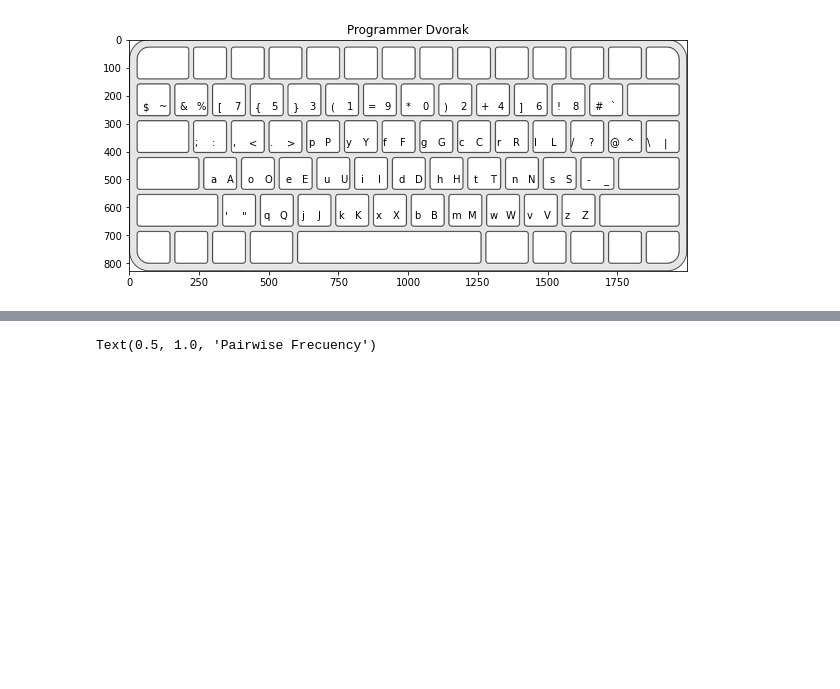
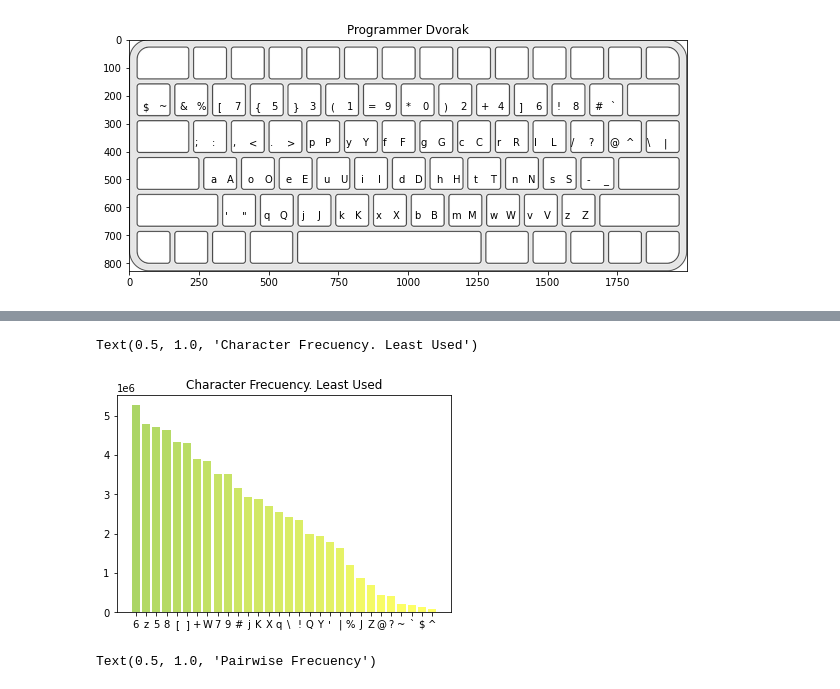
Before and after one commit to jmcsuite/Optimizacion_2, a Jupyter notebook: ProyectoFinal_KeyboardLayout/ObjectiveFunction.ipynb, the cells around one changed output, grey strips where cells are left out. Drawn from its saved outputs; the diff is of its cells as text; code cells hidden in the pictures; blank space fills up the shorter version.

```diff
--- a/ProyectoFinal_KeyboardLayout/ObjectiveFunction.ipynb
+++ b/ProyectoFinal_KeyboardLayout/ObjectiveFunction.ipynb
@@ -525,3 +525,21 @@ Text(0.5, 1.0, 'Character Frecuency')
+# %%
+count = np.array((charCountCSV.copy())[:-3])
+keys = np.array(list(allChars.keys())[:-3])
+sort = np.argsort(count)
+count = count[sort[:30]]
+keys = keys[sort[:30]]
+count = count[::-1]
+keys = keys[::-1]
+
+norm = np.linalg.norm(count)
+norm = np.array(count/norm, dtype=np.float32)
+lis = cm.summer_r(norm)
+
+plt.bar(np.arange(30),count,tick_label=keys, color=lis)
+plt.gca().set_title('Character Frecuency. Least Used')
+# %% [output]
+Text(0.5, 1.0, 'Character Frecuency. Least Used')
+[figure, added]
 # %%
 labels = []
 values = []
```
Also changed, not shown: parts of 1 cell of this notebook.
